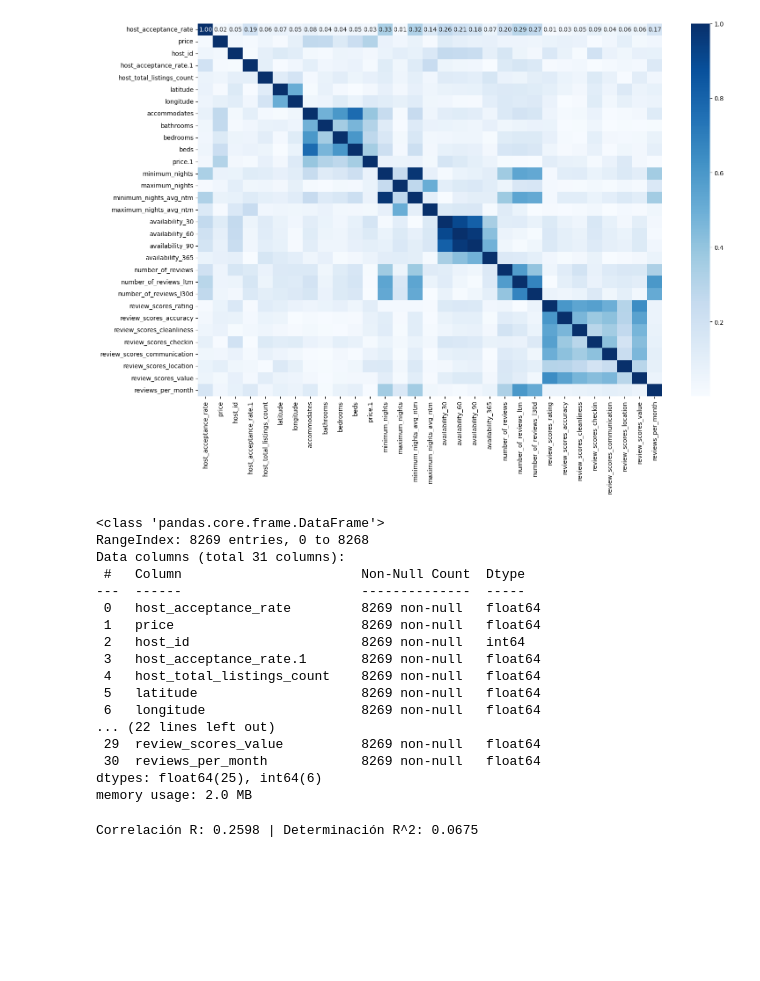
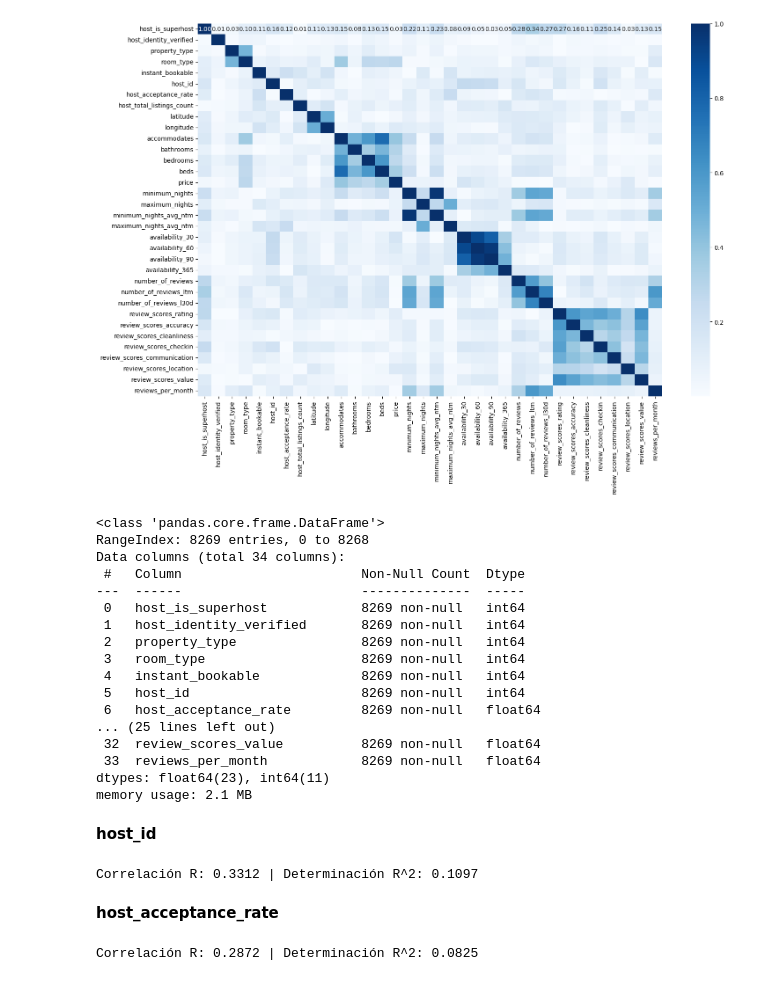
Before and after one commit to LuisMDNavarro/Regresion-Lineal-Simple-y-Multiple, a Jupyter notebook: Chicago/Regresion-lineal-Multiple.ipynb, the cells around one changed output. Drawn from its saved outputs; the diff is of its cells as text; code cells hidden in the pictures; blank space fills up the shorter version.

Commit message:
Actividad 6 (Regresión Lineal Simple y Múltiple) Completada

```diff
--- a/Chicago/Regresion-lineal-Multiple.ipynb
+++ b/Chicago/Regresion-lineal-Multiple.ipynb
@@ -6,41 +6,44 @@ import seaborn as sns
 from sklearn.linear_model import LinearRegression
 # %%
 #Cargar un archivo csv
-df = pd.read_csv('50_sin_nulos_ni_atipicos_Chicago_Illinois_UnitedStates.csv')
+df = pd.read_csv('All_rooms.csv')
 df = df.drop(['Unnamed: 0'], axis = 1)
 df = df.select_dtypes(include=['number'])
 #Encontramos todas las correlaciones entre las variables
 Corr_Factors = df.corr()
 #Encontramos el valor absoluto de todas las correlaciones entre las variables
 Corr_Factors1 = abs(Corr_Factors)
 #Graficamos el mapa de calor de los coeficientes de correlacion
-plt.figure(figsize=(17, 11))
+plt.figure(figsize=(20, 11))
 Head_Map = sns.heatmap(Corr_Factors1, cmap = 'Blues', annot = True, fmt = ".2f")
 # %% [output]
-[figure, old version]
+[figure, new version]
 # %%
 df.info()
 # %% [output]
 <class 'pandas.core.frame.DataFrame'>
 RangeIndex: 8269 entries, 0 to 8268
-Data columns (total 31 columns):
+Data columns (total 34 columns):
  #   Column                       Non-Null Count  Dtype
 ---  ------                       --------------  -----
- 0   host_acceptance_rate         8269 non-null   float64
- 1   price                        8269 non-null   float64
- 2   host_id                      8269 non-null   int64
- 3   host_acceptance_rate.1       8269 non-null   float64
- 4   host_total_listings_count    8269 non-null   float64
- 5   latitude                     8269 non-null   float64
- 6   longitude                    8269 non-null   float64
-... (22 lines left out)
- 29  review_scores_value          8269 non-null   float64
- 30  reviews_per_month            8269 non-null   float64
-dtypes: float64(25), int64(6)
-memory usage: 2.0 MB
+ 0   host_is_superhost            8269 non-null   int64
+ 1   host_identity_verified       8269 non-null   int64
+ 2   property_type                8269 non-null   int64
+ 3   room_type                    8269 non-null   int64
+ 4   instant_bookable             8269 non-null   int64
+ 5   host_id                      8269 non-null   int64
+ 6   host_acceptance_rate         8269 non-null   float64
+... (25 lines left out)
+ 32  review_scores_value          8269 non-null   float64
+ 33  reviews_per_month            8269 non-null   float64
+dtypes: float64(23), int64(11)
+memory usage: 2.1 MB
+# %% [markdown]
+**host_id**
 # %%
 #Declaramos las variables dependientes e independientes para la regresión lineal
-Vars_Indep= df[['availability_60', 'availability_90','availability_30']]
+#Vars_Indep = df.drop(columns=['host_id'])
+Vars_Indep= df[['availability_60', 'availability_90','availability_30', 'review_scores_checkin', 'number_of_reviews']]
 Var_Dep= df['host_id']
 #Se define model como la función de regresión lineal
 model= LinearRegression()
@@ -52,4 +55,21 @@ coef_Deter=model.score(X=Vars_Indep, y=Var_Dep)
 coef_Correl=np.sqrt(coef_Deter)
 print(f"Correlación R: {coef_Correl:.4f} | Determinación R^2: {coef_Deter:.4f}")
 # %% [output]
-Correlación R: 0.2598 | Determinación R^2: 0.0675
+Correlación R: 0.3312 | Determinación R^2: 0.1097
+# %% [markdown]
+**host_acceptance_rate**
+# %%
+#Declaramos las variables dependientes e independientes para la regresión lineal
+Vars_Indep= df[['minimum_nights_avg_ntm', 'instant_bookable', 'number_of_reviews_ltm', 'number_of_reviews_l30d', 'reviews_per_month']]
+Var_Dep= df['host_acceptance_rate']
+#Se define model como la función de regresión lineal
+model= LinearRegression()
+#Ajustamos el modelo con las variables antes declaradas
+model.fit(X=Vars_Indep, y=Var_Dep)
+#Corroboramos cual es el coeficiente de Determinación de nuestro modelo
+coef_Deter=model.score(X=Vars_Indep, y=Var_Dep)
+#Corroboramos cual es el coeficiente de Correlación de nuestro modelo
+coef_Correl=np.sqrt(coef_Deter)
+print(f"Correlación R: {coef_Correl:.4f} | Determinación R^2: {coef_Deter:.4f}")
+# %% [output]
+Correlación R: 0.2872 | Determinación R^2: 0.0825
```
Also changed, not shown: parts of 16 cells of this notebook, 11 other files.
